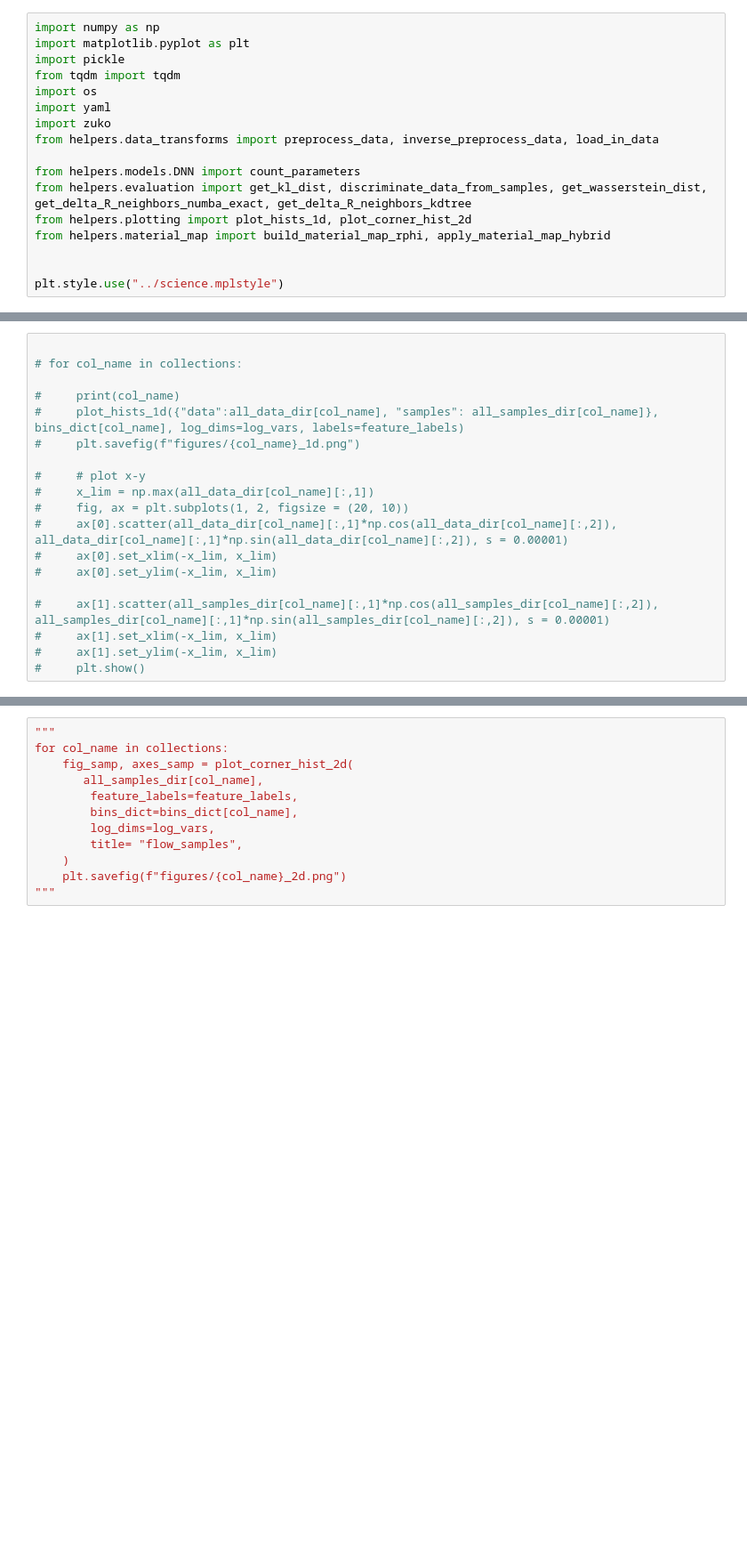
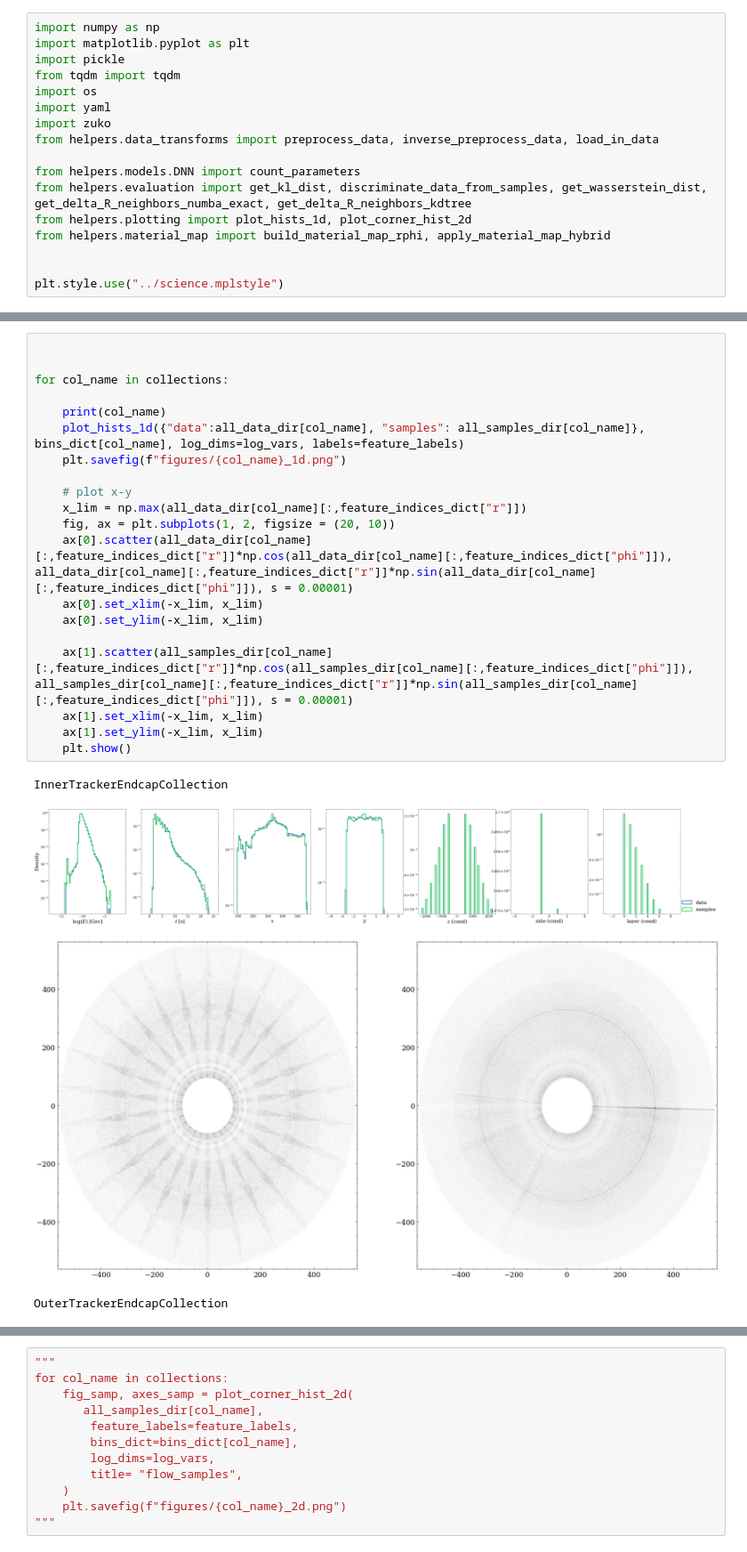
Before and after one commit to rmastand/fast_tracker_BIBgen_mucoll, a Jupyter notebook: test_flow_mask.ipynb, the cells around one changed output, grey strips where cells are left out. Shown at 89% size. Cells and saved outputs as stored; diff of their text form; blank space fills up the shorter version.

```diff
--- a/test_flow_mask.ipynb
+++ b/test_flow_mask.ipynb
@@ -83,19 +89,25 @@ VertexEndcapCollection: auc 0.9612518859074559 pm 4.6954588240885694e-05. best e
 # %%
 
-# for col_name in collections:
 
-#     print(col_name)
-#     plot_hists_1d({"data":all_data_dir[col_name], "samples": all_samples_dir[col_name]}, bins_dict[col_name], log_dims=log_vars, labels=feature_labels)
-#     plt.savefig(f"figures/{col_name}_1d.png")
+for col_name in collections:
 
-#     # plot x-y
-#     x_lim = np.max(all_data_dir[col_name][:,1])
-#     fig, ax = plt.subplots(1, 2, figsize = (20, 10))
-#     ax[0].scatter(all_data_dir[col_name][:,1]*np.cos(all_data_dir[col_name][:,2]), all_data_dir[col_name][:,1]*np.sin(all_data_dir[col_name][:,2]), s = 0.00001)
-#     ax[0].set_xlim(-x_lim, x_lim)
-#     ax[0].set_ylim(-x_lim, x_lim)
+    print(col_name)
+    plot_hists_1d({"data":all_data_dir[col_name], "samples": all_samples_dir[col_name]}, bins_dict[col_name], log_dims=log_vars, labels=feature_labels)
+    plt.savefig(f"figures/{col_name}_1d.png")
 
-#     ax[1].scatter(all_samples_dir[col_name][:,1]*np.cos(all_samples_dir[col_name][:,2]), all_samples_dir[col_name][:,1]*np.sin(all_samples_dir[col_name][:,2]), s = 0.00001)
-#     ax[1].set_xlim(-x_lim, x_lim)
-#     ax[1].set_ylim(-x_lim, x_lim)
-#     plt.show()
+    # plot x-y
+    x_lim = np.max(all_data_dir[col_name][:,feature_indices_dict["r"]])
+    fig, ax = plt.subplots(1, 2, figsize = (20, 10))
+    ax[0].scatter(all_data_dir[col_name][:,feature_indices_dict["r"]]*np.cos(all_data_dir[col_name][:,feature_indices_dict["phi"]]), all_data_dir[col_name][:,feature_indices_dict["r"]]*np.sin(all_data_dir[col_name][:,feature_indices_dict["phi"]]), s = 0.00001)
+    ax[0].set_xlim(-x_lim, x_lim)
+    ax[0].set_ylim(-x_lim, x_lim)
+
+    ax[1].scatter(all_samples_dir[col_name][:,feature_indices_dict["r"]]*np.cos(all_samples_dir[col_name][:,feature_indices_dict["phi"]]), all_samples_dir[col_name][:,feature_indices_dict["r"]]*np.sin(all_samples_dir[col_name][:,feature_indices_dict["phi"]]), s = 0.00001)
+    ax[1].set_xlim(-x_lim, x_lim)
+    ax[1].set_ylim(-x_lim, x_lim)
+    plt.show()
+# %% [output]
+InnerTrackerEndcapCollection
+[figure, added]
+[figure, added]
+OuterTrackerEndcapCollection
```
Also changed, not shown: parts of 13 cells of this notebook, 3 other files.
